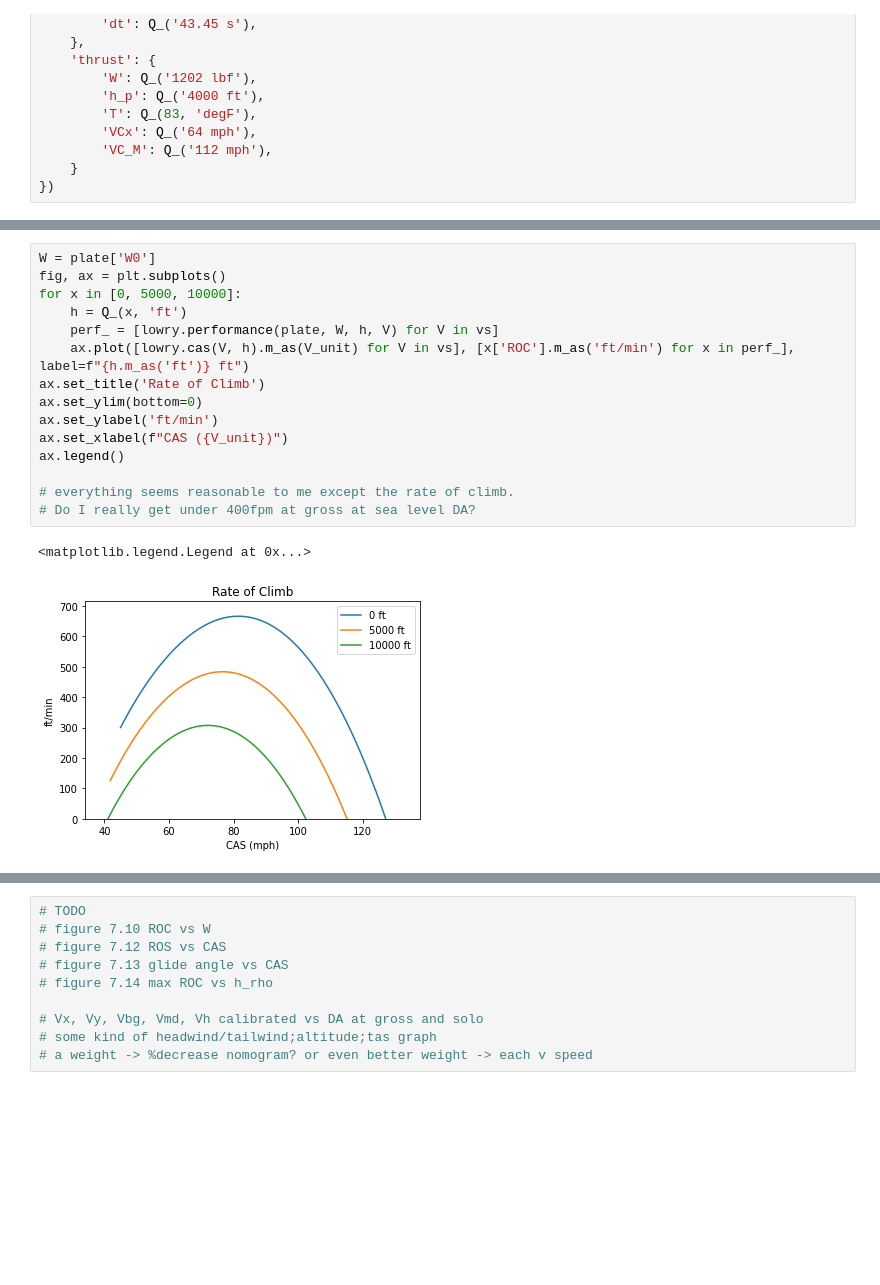
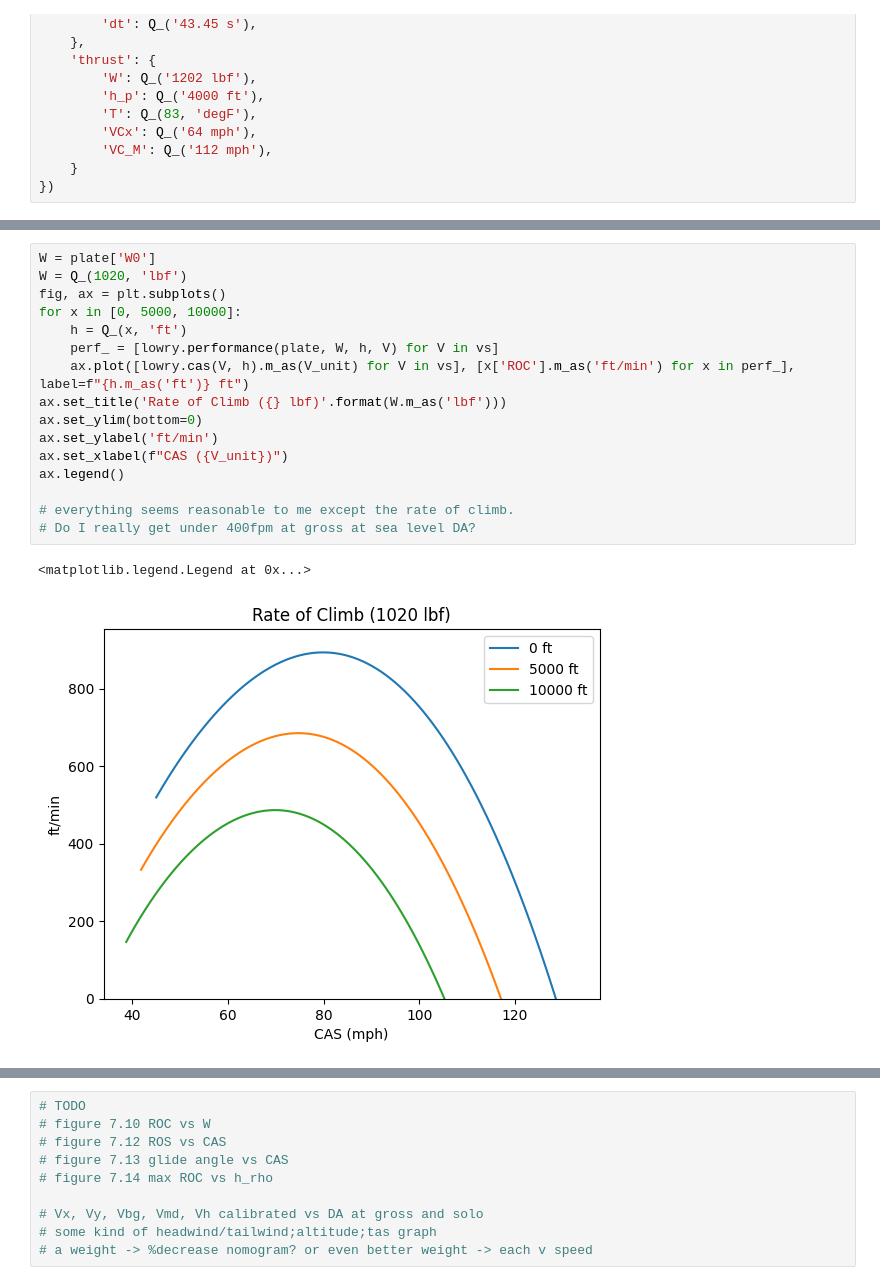
Before and after one commit to fugalh/lowry, a Jupyter notebook: py/Lowry.ipynb, the cells around one changed output, grey strips where cells are left out. Cells and saved outputs as stored; diff of their text form; blank space fills up the shorter version.

```diff
--- a/py/Lowry.ipynb
+++ b/py/Lowry.ipynb
@@ -132,21 +136,22 @@ ax.legend()
 # %%
 W = plate['W0']
+W = Q_(1020, 'lbf')
 fig, ax = plt.subplots()
 for x in [0, 5000, 10000]:
     h = Q_(x, 'ft')
     perf_ = [lowry.performance(plate, W, h, V) for V in vs]
     ax.plot([lowry.cas(V, h).m_as(V_unit) for V in vs], [x['ROC'].m_as('ft/min') for x in perf_], label=f"{h.m_as('ft')} ft")
-ax.set_title('Rate of Climb')
+ax.set_title('Rate of Climb ({} lbf)'.format(W.m_as('lbf')))
 ax.set_ylim(bottom=0)
 ax.set_ylabel('ft/min')
 ax.set_xlabel(f"CAS ({V_unit})")
 ax.legend()
 
 # everything seems reasonable to me except the rate of climb.
 # Do I really get under 400fpm at gross at sea level DA?
 # %% [output]
 <matplotlib.legend.Legend at 0x...>
-[figure, old version]
+[figure, new version]
 # %%
 fig, ax = plt.subplots()
 for x in [0, 5000, 10000]:
```
Also changed, not shown: parts of 8 cells of this notebook.
